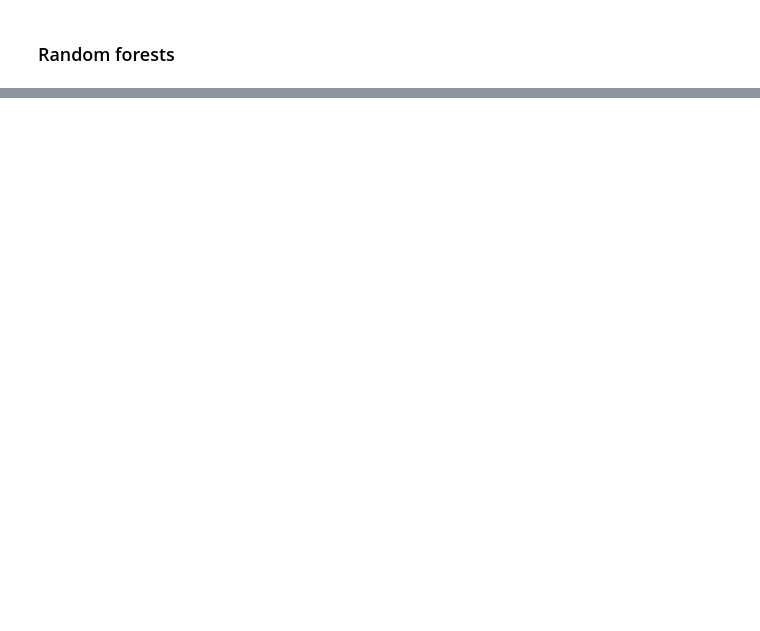
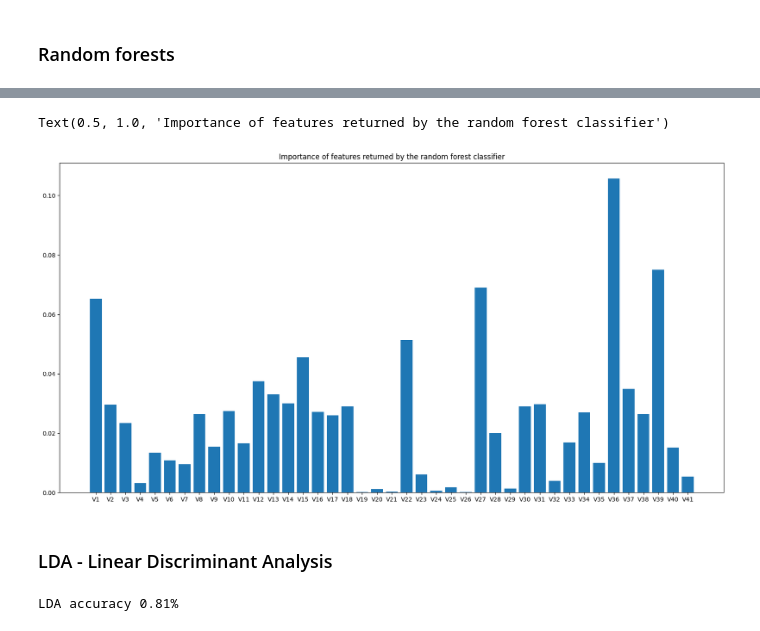
Before and after one commit to strojanski/IS-labs, a Jupyter notebook: seminarji/sem2/sem2.ipynb, the cells around one changed output, grey strips where cells are left out. Drawn from its saved outputs; the diff is of its cells as text; code cells hidden in the pictures; blank space fills up the shorter version.

```diff
--- a/seminarji/sem2/sem2.ipynb
+++ b/seminarji/sem2/sem2.ipynb
@@ -347,0 +356,11 @@ Points as predicted by RF and colored by the actual target
+# %%
+importances = clf.feature_importances_
+features = df.columns
+plt.figure(figsize=(20,10))
+plt.bar(features[:-1], importances)
+plt.title("Importance of features returned by the random forest classifier")
+# %% [output]
+Text(0.5, 1.0, 'Importance of features returned by the random forest classifier')
+[figure, added]
+# %% [markdown]
+### LDA - Linear Discriminant Analysis
@@ -347,0 +387,7 @@ Points as predicted by RF and colored by the actual target
+# %%
+
+lda = LDA(df, df_test)
+clf, lda_accuracy = lda.fit()
+print("LDA accuracy", str(round(lda_accuracy, 2)) + "%")
+# %% [output]
+LDA accuracy 0.81%
```
Also changed, not shown: parts of 8 cells of this notebook.
